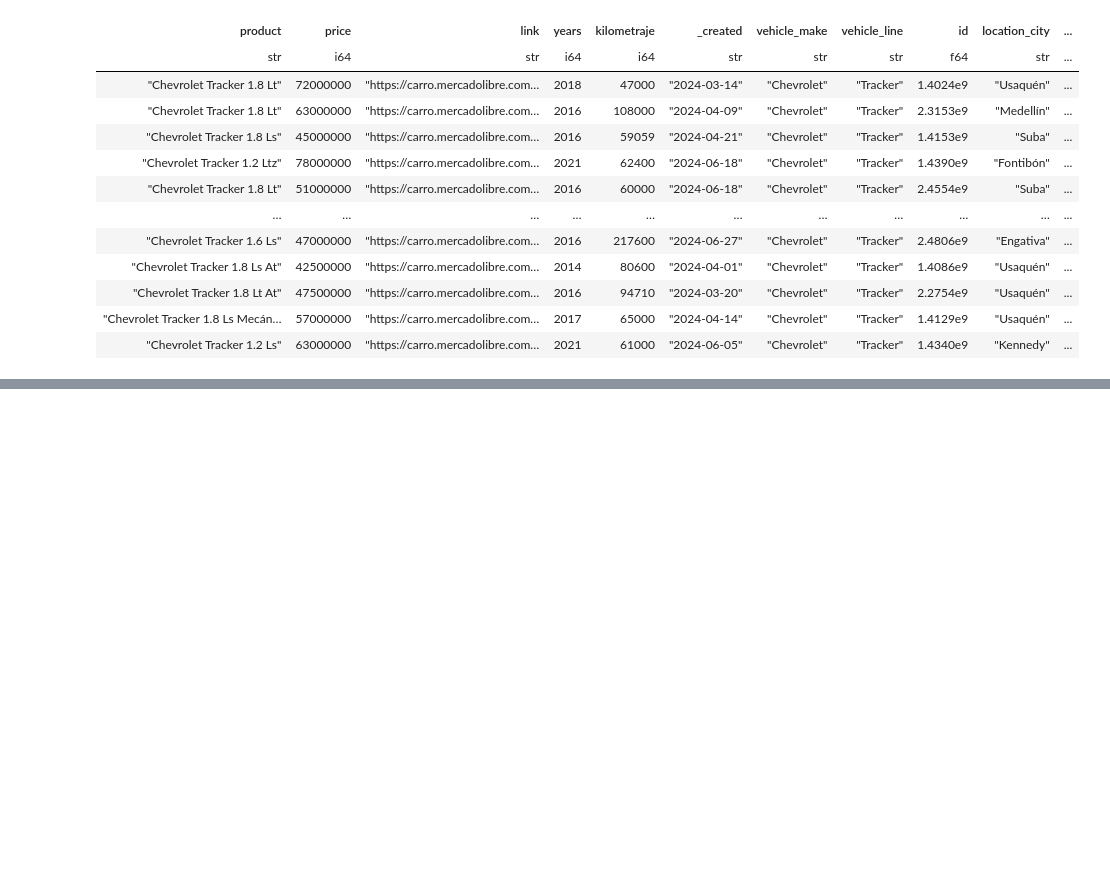
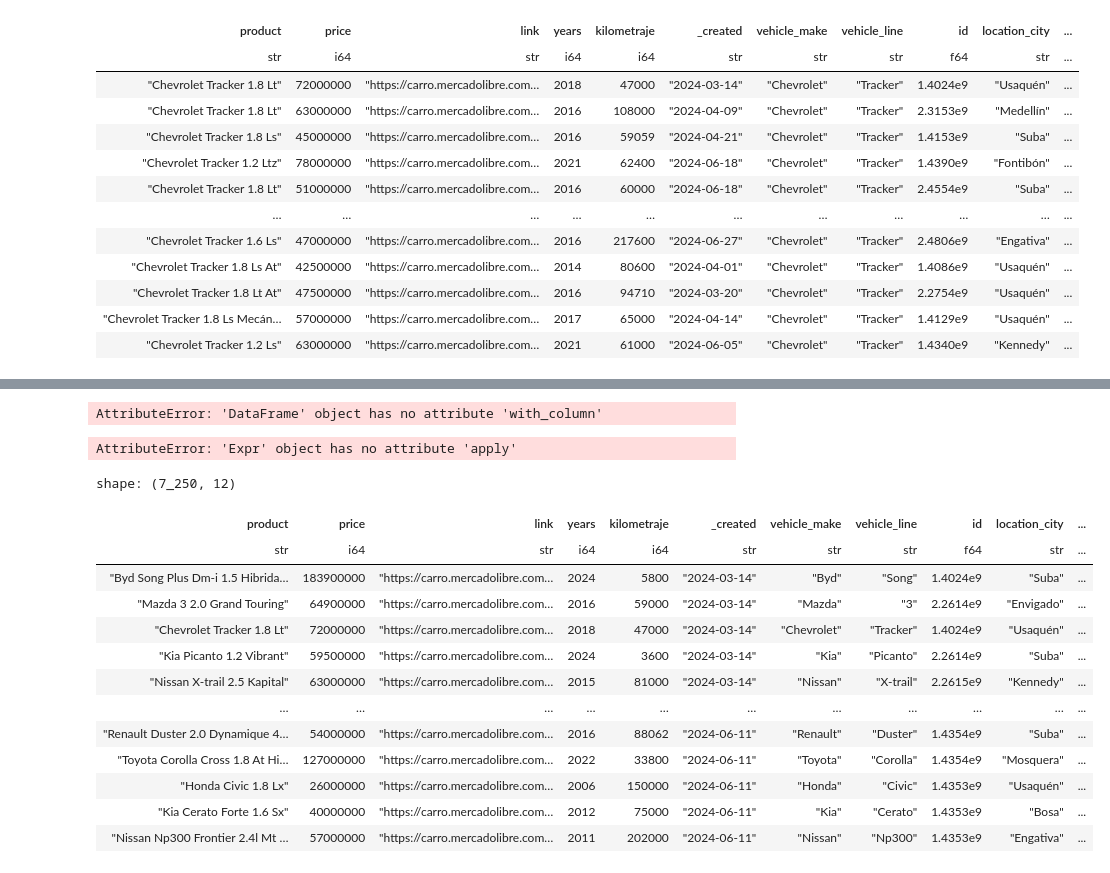
Before and after one commit to Wilmar3752/pandas_to_polars, a Jupyter notebook: notebooks/read.ipynb, the cells around one changed output, grey strips where cells are left out. Drawn from its saved outputs; the diff is of its cells as text; code cells hidden in the pictures; blank space fills up the shorter version.

Commit message:
add new polars exploration

```diff
--- a/notebooks/read.ipynb
+++ b/notebooks/read.ipynb
@@ -236,0 +302,25 @@ shape: (94, 11)
+# %%
+polars_df.with_column(pl.col('_created').apply(lambda x: x[:7]))
+# %% [output]
+AttributeError: 'DataFrame' object has no attribute 'with_column'
+# %%
+polars_df.with_columns([pl.col('_created').apply(lambda x: x[:3])].alias('hhh'))
+# %% [output]
+AttributeError: 'Expr' object has no attribute 'apply'
+# %%
+polars_df.with_columns(pl.col("_created").str.slice(0,4).alias('year'))
+# %% [output]
+shape: (7_250, 12)
+| product | price | link | years | kilometraje | _created | vehicle_make | vehicle_line | id | location_city | ... |
+| str | i64 | str | i64 | i64 | str | str | str | f64 | str | ... |
+| "Byd Song Plus Dm-i 1.5 Hibrida… | 183900000 | "https://carro.mercadolibre.com… | 2024 | 5800 | "2024-03-14" | "Byd" | "Song" | 1.4024e9 | "Suba" | ... |
+| "Mazda 3 2.0 Grand Touring" | 64900000 | "https://carro.mercadolibre.com… | 2016 | 59000 | "2024-03-14" | "Mazda" | "3" | 2.2614e9 | "Envigado" | ... |
+| "Chevrolet Tracker 1.8 Lt" | 72000000 | "https://carro.mercadolibre.com… | 2018 | 47000 | "2024-03-14" | "Chevrolet" | "Tracker" | 1.4024e9 | "Usaquén" | ... |
+| "Kia Picanto 1.2 Vibrant" | 59500000 | "https://carro.mercadolibre.com… | 2024 | 3600 | "2024-03-14" | "Kia" | "Picanto" | 2.2614e9 | "Suba" | ... |
+| "Nissan X-trail 2.5 Kapital" | 63000000 | "https://carro.mercadolibre.com… | 2015 | 81000 | "2024-03-14" | "Nissan" | "X-trail" | 2.2615e9 | "Kennedy" | ... |
+| … | … | … | … | … | … | … | … | … | … | ... |
+| "Renault Duster 2.0 Dynamique 4… | 54000000 | "https://carro.mercadolibre.com… | 2016 | 88062 | "2024-06-11" | "Renault" | "Duster" | 1.4354e9 | "Suba" | ... |
+| "Toyota Corolla Cross 1.8 At Hi… | 127000000 | "https://carro.mercadolibre.com… | 2022 | 33800 | "2024-06-11" | "Toyota" | "Corolla" | 1.4354e9 | "Mosquera" | ... |
+| "Honda Civic 1.8 Lx" | 26000000 | "https://carro.mercadolibre.com… | 2006 | 150000 | "2024-06-11" | "Honda" | "Civic" | 1.4353e9 | "Usaquén" | ... |
+| "Kia Cerato Forte 1.6 Sx" | 40000000 | "https://carro.mercadolibre.com… | 2012 | 75000 | "2024-06-11" | "Kia" | "Cerato" | 1.4353e9 | "Bosa" | ... |
+| "Nissan Np300 Frontier 2.4l Mt … | 57000000 | "https://carro.mercadolibre.com… | 2011 | 202000 | "2024-06-11" | "Nissan" | "Np300" | 1.4353e9 | "Engativa" | ... |
```
Also changed, not shown: parts of 7 cells of this notebook.
